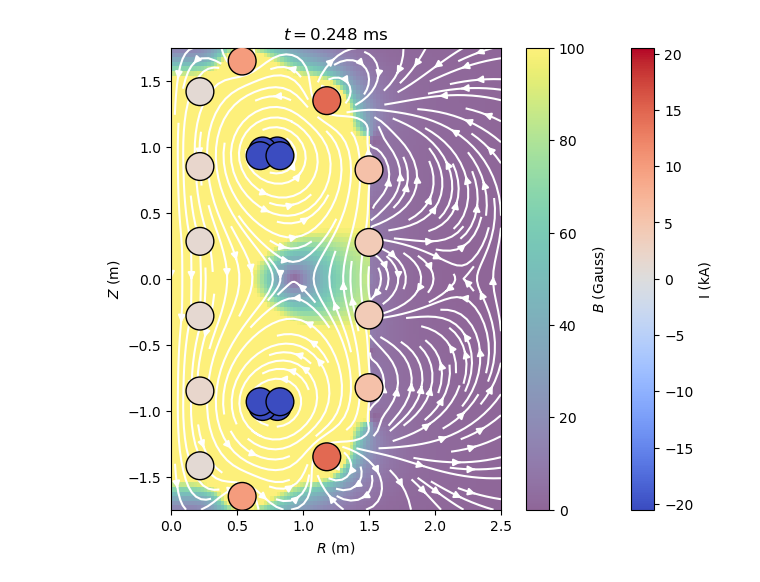
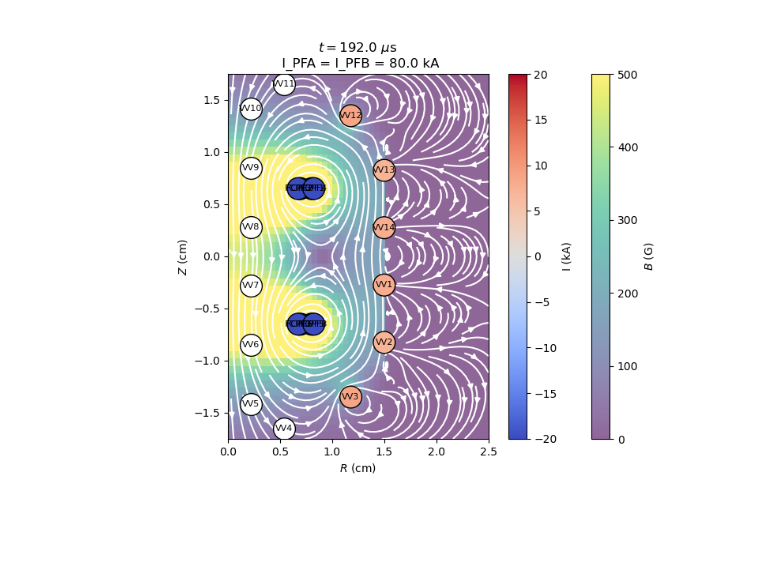
Before and after one commit to adamtrobbins/FLARE_inductance_matrix, a Jupyter notebook: sample_script.ipynb, the cells around one changed output. Cells and saved outputs as stored; diff of their text form; code cells hidden in the pictures; blank space fills up the shorter version.

Commit message:
added disabling of coils in sample script

```diff
--- a/sample_script.ipynb
+++ b/sample_script.ipynb
@@ -11,11 +14,16 @@ from TransientResponse import TransientResponse
 # %%
-cs = CoilSystem(data_dir = 'coil_data')
+cs = CoilSystem(data_dir = 'coil_data', L_filename = 'L.csv')
+cs.disable_coils()
 cindex = cs.get_cindex()
 
+#inc = InductanceCalculator(coil_system = cs, initial_L = cs.L)
+#inc.compute_L(write_loc = 'L_recomputed.csv')
+
 ins = InductanceSolver(coil_system = cs,
-                       waveform_dir = 'waveform_data')
+                       waveform_dir = 'waveform_data',
+                       feedback_supression = 1e4)
 
-sol = ins.solve_system(ntimesteps = 1000)
+sol = ins.solve_system(ntimesteps = 10000)
 
 tr = TransientResponse(coil_system = cs,
                        inductance_solution = sol)
@@ -39,49 +44,86 @@ plt.show()
 # %%
-### Calculate fields at a given time
+# ======= SETUP =======
 
-tindex = tr.tindex(0.25e-3)
+#tindex = tr.tindex(224e-6)
+tindex_peiyun = tr.tindex(189.7e-6) # peiyun calc time
+tindex_euichan = tr.tindex(100e-6)
+tindex_jongsoo = tr.tindex(192e-6)
+tindex_max = tr.tindex(230e-6)
 
-# Populate grid with magnetic fields
+tindex = tindex_jongsoo
 
-GRID_N = 100
+all = cs.coil_names
+far_wall = ['VV1', 'VV2', 'VV13', 'VV14']
+bent_walls = ['VV12', 'VV3']
+pf_coils = ['FCPF1', 'FCPF2', 'FCPF3', 'FCPF4', 'FCPF5', 'FCPF6', 'FCPF7', 'FCPF8']
+pf_a = ['FCPF1', 'FCPF2', 'FCPF3', 'FCPF4']
+pf_b = ['FCPF5', 'FCPF6', 'FCPF7', 'FCPF8']
+rest = [x for x in all if x not in far_wall and x not in bent_walls]
+
+activated_coils = pf_coils + bent_walls + far_wall
+
+# ======= COMPUTATION =======
+
+GRID_N = 50
 
 R_vals = np.linspace(0, 2.5, GRID_N)
 Z_vals = np.linspace(-1.75,  1.75, GRID_N)
+
+#R_vals = np.linspace(1.4, 2.3, GRID_N)
+#Z_vals = np.linspace(-0.5, 0.5, GRID_N)
+
 Rs, Zs = np.meshgrid(R_vals, Z_vals)
 
 Br_grid = np.zeros_like(Rs)
 Bz_grid = np.zeros_like(Zs)
 
+B_CUTOFF = 500
+
 for i in range(Rs.shape[0]):
     for j in range(Rs.shape[1]):
-        Br_grid[i, j], Bz_grid[i, j] = tr.calculate_field(tindex, Rs[i, j], Zs[i, j])
+        Br_grid[i, j], Bz_grid[i, j] = tr.calculate_field(tindex, Rs[i, j], Zs[i, j], activated_coils = activated_coils)
 
-# Plot coils and fields
+# ======= PLOTTING =======
 
 plt.figure(figsize=(8, 6))
 
+activated_mask = np.isin(cs.coil_names, activated_coils)
 
 coil_positions_r = cs.coil_coords[:, 0]
 coil_positions_z = cs.coil_coords[:, 1]
 coil_currents = sol.y[:, tindex]
 
 vmax = np.max(np.abs(coil_currents / 1e3))
-sc = plt.scatter(coil_positions_r, coil_positions_z, c=coil_currents / 1e3, s=400, cmap='coolwarm', edgecolors='black', zorder=3, vmin=-vmax, vmax=vmax)
-plt.colorbar(sc, label='I (kA)')
+
+# === PLOT MAGNETIC FIELD ===
 
 B_mag = np.sqrt(Br_grid**2 + Bz_grid**2)
 plt.imshow(B_mag * 1e4, extent=[R_vals.min(), R_vals.max(), Z_vals.min(), Z_vals.max()],
-                origin='lower', aspect='auto', cmap='viridis', alpha=0.6, vmin=0, vmax=100)
-plt.colorbar(label='$B$ (Gauss)')
+                origin='lower', aspect='auto', cmap='viridis', alpha=0.6, vmin=0, vmax=B_CUTOFF)
+plt.colorbar(label='$B$ (G)')
 
 plt.streamplot(Rs, Zs, Br_grid, Bz_grid, density=1.5, color = 'white')
-plt.xlabel('$R$ (m)')
-plt.ylabel('$Z$ (m)')
-plt.xlim([0, max(R_vals)])
+
+# === PLOT COILS ===
+
+sc = plt.scatter(coil_positions_r[activated_mask], coil_positions_z[activated_mask], c=coil_currents[activated_mask] / 1e3, s=400, cmap='coolwarm', edgecolors='black', zorder=3, vmin=-vmax, vmax=vmax)
+plt.colorbar(sc, label='I (kA)')
+
+plt.scatter(coil_positions_r[~activated_mask], coil_positions_z[~activated_mask], c='white', s=400, edgecolors='black', zorder=2, label='Inactive coils')
+
+for idx, (r, z) in enumerate(zip(coil_positions_r, coil_positions_z)):
+    plt.text(r, z, cs.coil_names[idx], color='black', fontsize=8, ha='center', va='center', zorder=4)
+
+pf_a_current = coil_currents[cs.get_cindex()['FCPF1']] + coil_currents[cs.get_cindex()['FCPF2']] + \
+                coil_currents[cs.get_cindex()['FCPF3']] + coil_currents[cs.get_cindex()['FCPF4']]
+
+plt.xlabel('$R$ (cm)')
+plt.ylabel('$Z$ (cm)')
+plt.xlim([min(R_vals), max(R_vals)])
 plt.ylim([Z_vals.min(), Z_vals.max()])
 plt.gca().set_aspect('equal')
-plt.title(f'$t =${sol.t[tindex] / 1e-3:.3f} ms')
+plt.title(f'$t =${sol.t[tindex] / 1e-6:.1f} $\mu$s \n I_PFA = I_PFB = {-pf_a_current * 1e-3:.1f} kA')
 
 plt.show()
 # %% [output]
-[figure, old version]
+[figure, new version]
```
Also changed, not shown: parts of 3 cells of this notebook, 2 other files.
